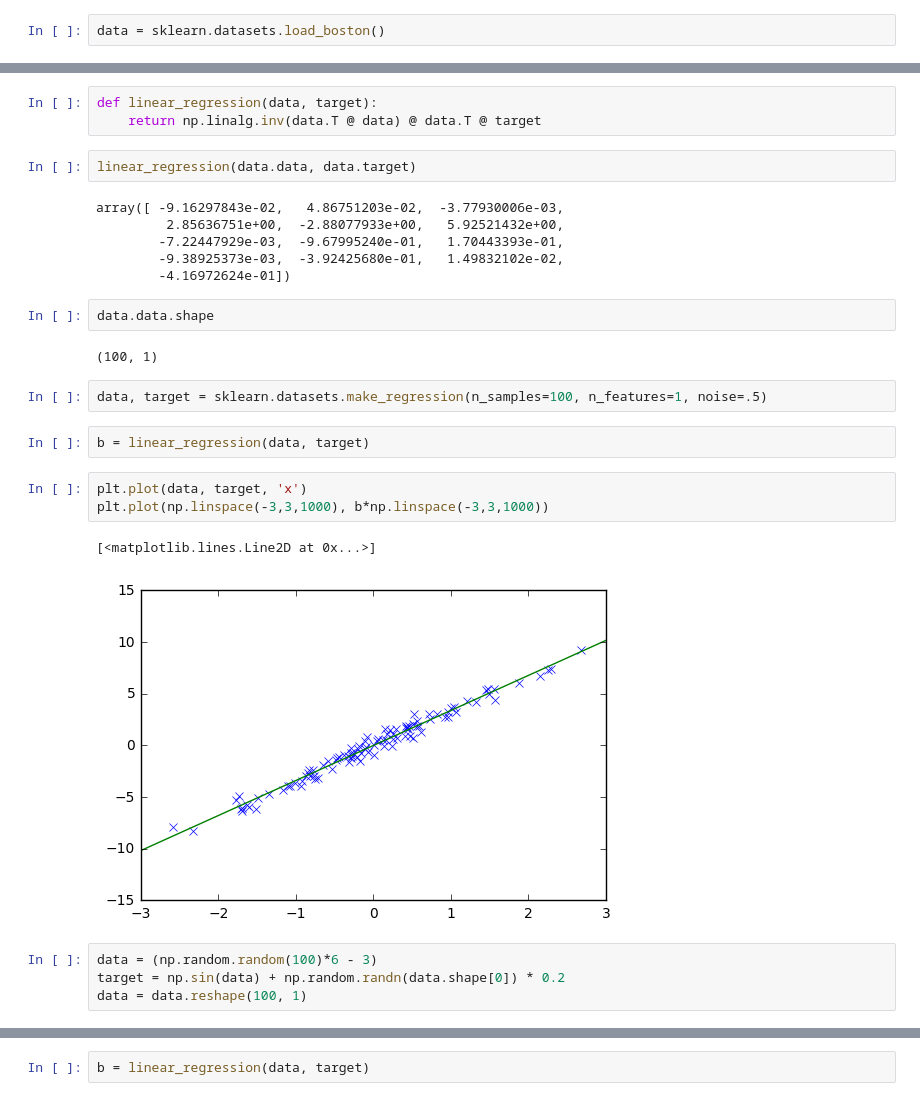
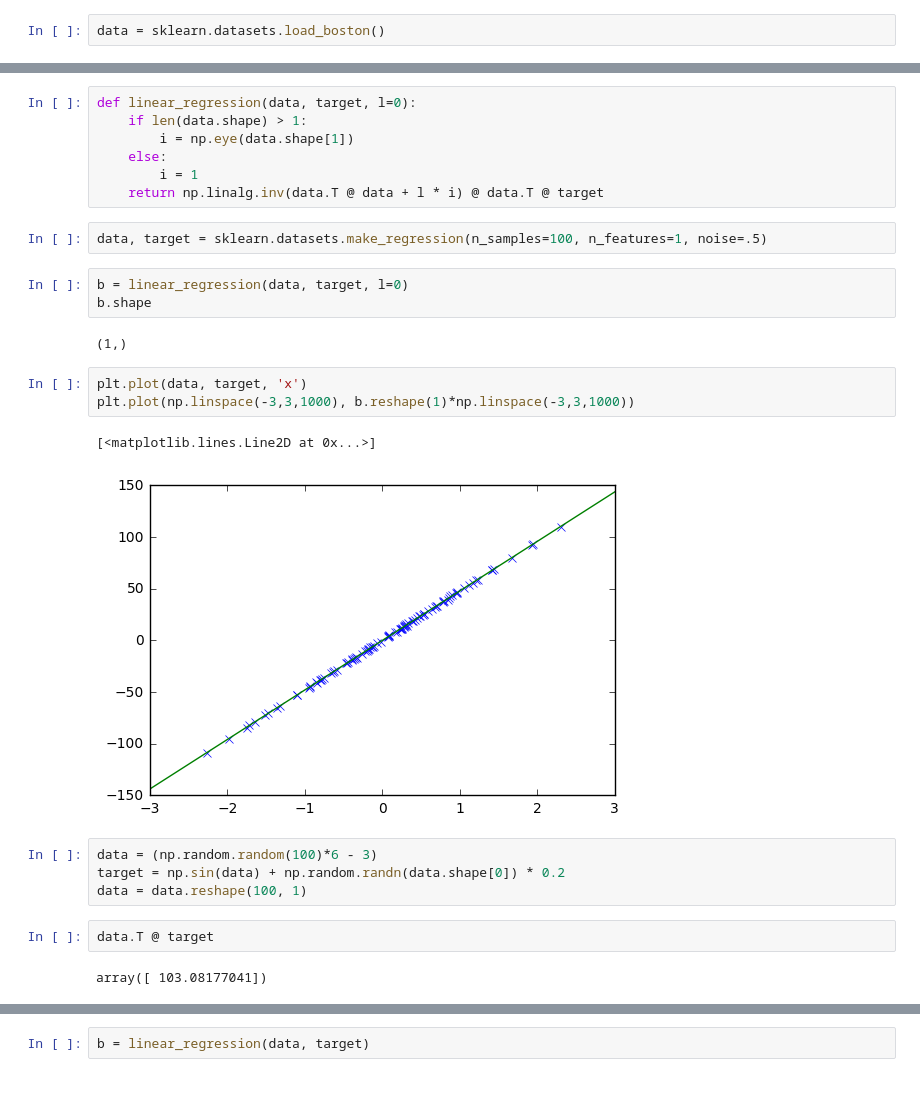
Before and after one commit to hildensia/ml101, a Jupyter notebook: Linear Regression.ipynb, the cells around one changed output, grey strips where cells are left out. Saved outputs shown, nothing was run; the diff lists cells and outputs as text.

```diff
--- a/Linear Regression.ipynb
+++ b/Linear Regression.ipynb
@@ -15,32 +15,31 @@ Thus we differentiate and set equal 0. `-2(y-Xb).T * X = 0`
 # %%
-def linear_regression(data, target):
-    return np.linalg.inv(data.T @ data) @ data.T @ target
+def linear_regression(data, target, l=0):
+    if len(data.shape) > 1:
+        i = np.eye(data.shape[1])
+    else:
+        i = 1
+    return np.linalg.inv(data.T @ data + l * i) @ data.T @ target
-# %%
-linear_regression(data.data, data.target)
-# %% [output]
-array([ -9.16297843e-02,   4.86751203e-02,  -3.77930006e-03,
-         2.85636751e+00,  -2.88077933e+00,   5.92521432e+00,
-        -7.22447929e-03,  -9.67995240e-01,   1.70443393e-01,
-        -9.38925373e-03,  -3.92425680e-01,   1.49832102e-02,
-        -4.16972624e-01])
-# %%
-data.data.shape
-# %% [output]
-(100, 1)
 # %%
 data, target = sklearn.datasets.make_regression(n_samples=100, n_features=1, noise=.5)
 # %%
-b = linear_regression(data, target)
+b = linear_regression(data, target, l=0)
+b.shape
+# %% [output]
+(1,)
 # %%
 plt.plot(data, target, 'x')
-plt.plot(np.linspace(-3,3,1000), b*np.linspace(-3,3,1000))
+plt.plot(np.linspace(-3,3,1000), b.reshape(1)*np.linspace(-3,3,1000))
 # %% [output]
 [<matplotlib.lines.Line2D at 0x...>]
-[figure, old version]
+[figure, new version]
 # %%
 data = (np.random.random(100)*6 - 3)
 target = np.sin(data) + np.random.randn(data.shape[0]) * 0.2
 data = data.reshape(100, 1)
+# %%
+data.T @ target
+# %% [output]
+array([ 103.08177041])
 # %%
 plt.plot(data, target, 'x')
 # %% [output]
```
Also changed, not shown: parts of 7 cells of this notebook.
